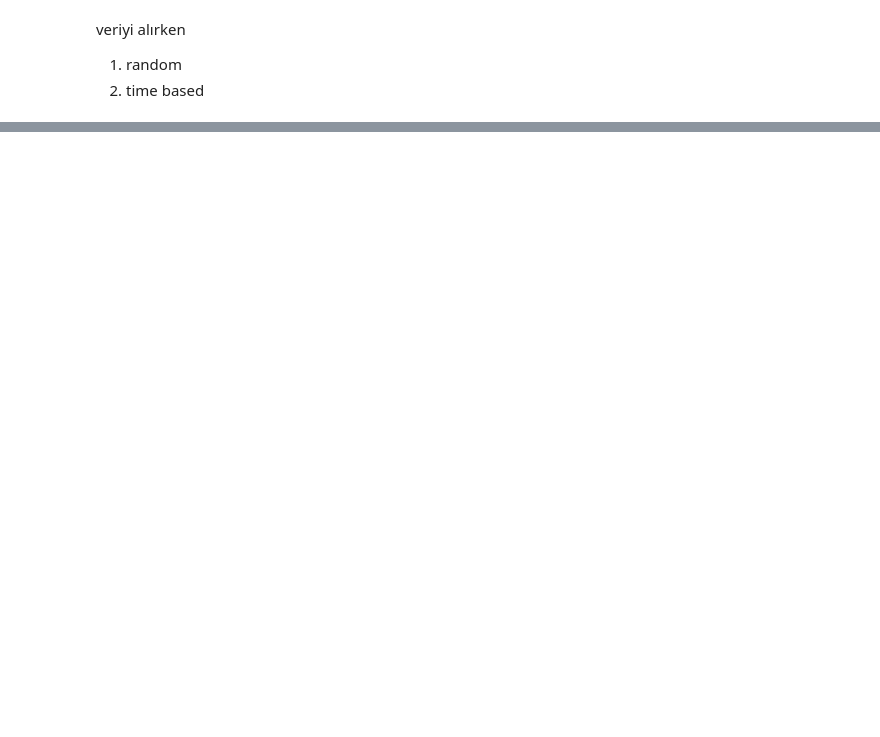
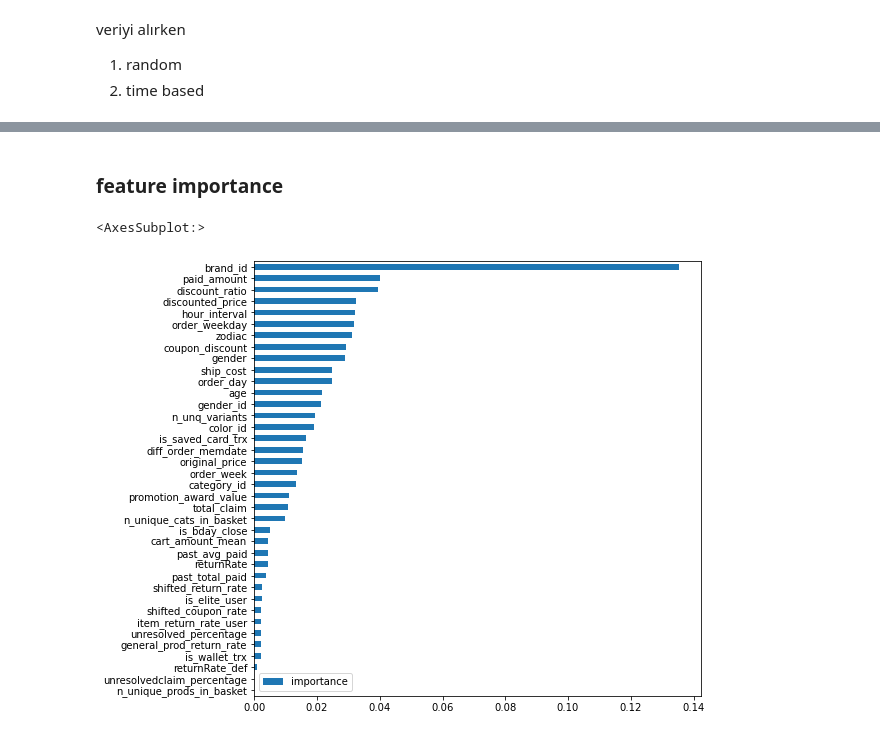
Before and after one commit to ihkaraman/trendyol_datathon_21, a Jupyter notebook: modelling.ipynb, the cells around one changed output, grey strips where cells are left out. Drawn from its saved outputs; the diff is of its cells as text; code cells hidden in the pictures; blank space fills up the shorter version.

```diff
--- a/modelling.ipynb
+++ b/modelling.ipynb
@@ -74,6 +67,7 @@ categorical_int = [
 ]
 
 numerical = [
+'n_unq_variants',
 'original_price',
 'discounted_price',
 'ship_cost',
@@ -83,7 +77,12 @@ numerical = [
 'total_claim',
 'promotion_award_value',
 'discount_ratio',
-'paid_amount'
+'paid_amount',
+'n_unique_prods_in_basket',
+'n_unique_cats_in_basket',
+'cart_amount_mean',
+'past_avg_paid',
+'past_total_paid',
 ]
 
 numerical2 = [
@@ -91,9 +90,10 @@ numerical2 = [
 'returnRate_def',
 'unresolvedclaim_percentage',
 'unresolved_percentage',
-'item_return_rate_x',
-'item_return_rate_y',
 'shifted_return_rate',
+'item_return_rate_user',
+'general_prod_return_rate',
+'shifted_coupon_rate',
 ]
 passthrough = [
 'is_elite_user',
@@ -103,6 +103,7 @@ passthrough = [
 drops = [
 'color_name',
 'supplier_color_name',
+'attribute_value',
 'attributet_name',
 'gender_name',
 'category_name',
@@ -112,4 +113,13 @@ drops = [
 'promotion_name',
 'order_date',
 'birth_date',
-'membership_date']
+'membership_date',
+'order_line_item_id',
+'order_parent_id',
+'product_content_id',
+'product_id',
+'product_variant_id',
+'supplier_id',
+'user_id']
+# %%
+df.drop(['cum_cat_counts_x', 'cum_mean_x', 'cum_mean_y', 'cum_prod_counts_x', 'shifted_cum_mean_x'], axis=1, inplace=True)
@@ -115,0 +134,3 @@ drops = [
+# %%
+null_df = df[df['is_returned'].isna()]
+notna_df = df[df['is_returned'].notna()]
@@ -116,2 +175,2 @@ drops = [
 # %%
-merged_df = df[categorical_str+categorical_int+numerical+numerical2+passthrough+label]
+merged_df = notna_df[categorical_str+categorical_int+numerical+numerical2+passthrough+label]
@@ -195,0 +280,16 @@ print_metrics(preds, y_test, pipe1)
+# %% [markdown]
+### feature importance
+# %%
+%matplotlib inline
+#do code to support model
+#"data" is the X dataframe and model is the SKlearn object
+
+feats = {} # a dict to hold feature_name: feature_importance
+for feature, importance in zip(X.columns, pipe1['classifier'].feature_importances_):
+    feats[feature] = importance #add the name/value pair
+
+importances = pd.DataFrame.from_dict(feats, orient='index').rename(columns={0: 'importance'})
+importances.sort_values(by='importance').plot(kind='barh',figsize=(8,8))
+# %% [output]
+<AxesSubplot:>
+[figure, added]
```
Also changed, not shown: parts of 39 cells of this notebook, 2 other files.
